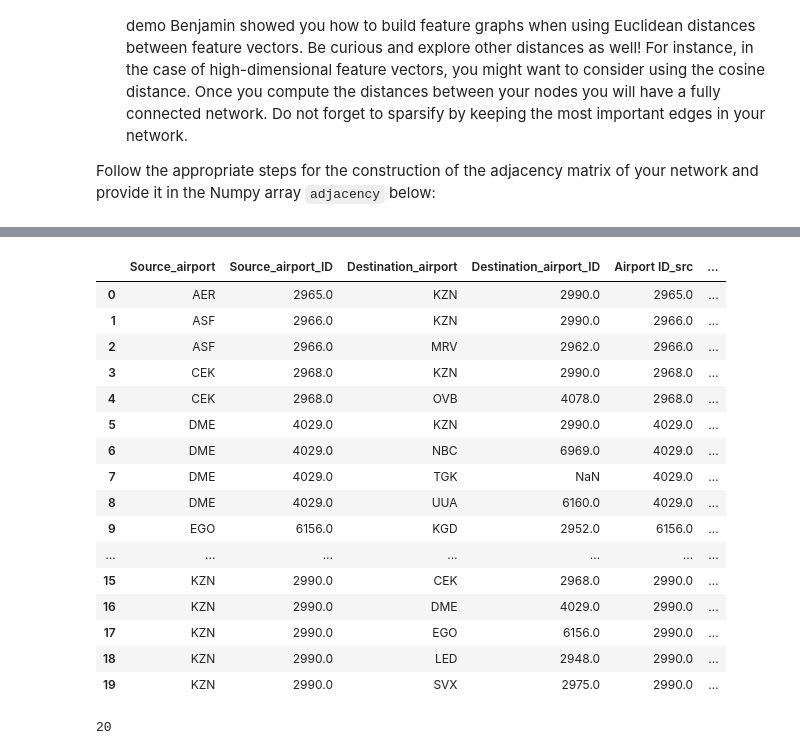
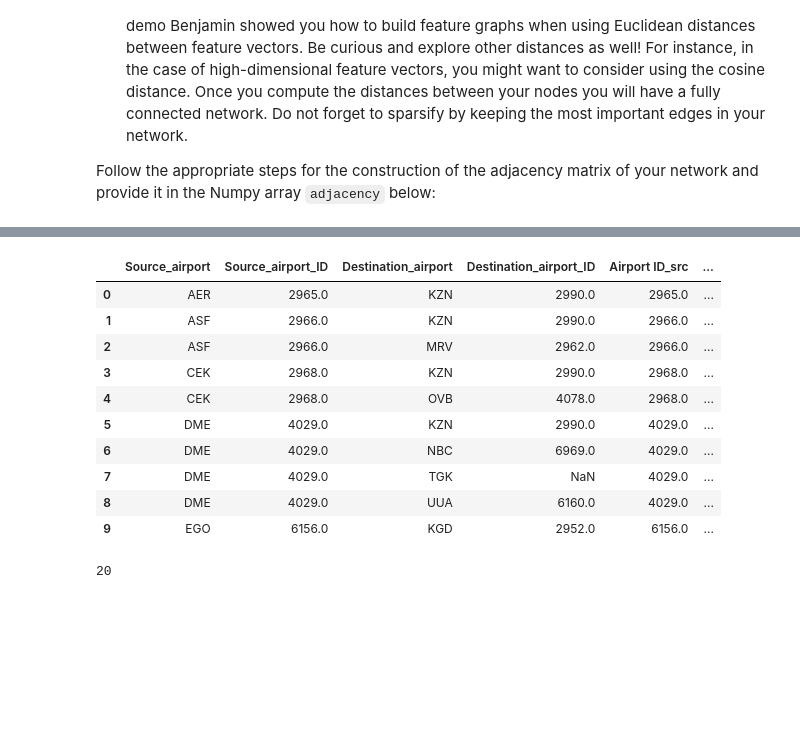
Before and after one commit to dsalathe/group_ntds, a Jupyter notebook: 1_network_properties.ipynb, the cells around one changed output, grey strips where cells are left out. Cells and saved outputs as stored; diff of their text form; code cells hidden in the pictures; blank space fills up the shorter version.

```diff
--- a/1_network_properties.ipynb
+++ b/1_network_properties.ipynb
@@ -99,28 +87,21 @@ routes.head(20)
 # %%
 airports2m = airports[['Airport ID', 'IATA', 'newidx']]
 routes2m = routes[['Source_airport', 'Source_airport_ID', 'Destination_airport', 'Destination_airport_ID']]
 merged_src = routes2m.merge(airports2m, how='left', left_on='Source_airport', right_on='IATA', left_index=False)
 merged_srcdest = merged_src.merge(airports2m, how='left', left_on='Destination_airport', right_on='IATA', left_index=False, suffixes=['_src', '_dest'])
-merged_srcdest.head(20)
-#TODO See if we have to drop some columns when saving this dataframe will be needed
+merged_srcdest.head(10)
 # %% [output]
 |  | Source_airport | Source_airport_ID | Destination_airport | Destination_airport_ID | Airport ID_src | ... |
 | 0 | AER | 2965.0 | KZN | 2990.0 | 2965.0 | ... |
 | 1 | ASF | 2966.0 | KZN | 2990.0 | 2966.0 | ... |
 | 2 | ASF | 2966.0 | MRV | 2962.0 | 2966.0 | ... |
 | 3 | CEK | 2968.0 | KZN | 2990.0 | 2968.0 | ... |
 | 4 | CEK | 2968.0 | OVB | 4078.0 | 2968.0 | ... |
 | 5 | DME | 4029.0 | KZN | 2990.0 | 4029.0 | ... |
 | 6 | DME | 4029.0 | NBC | 6969.0 | 4029.0 | ... |
 | 7 | DME | 4029.0 | TGK | NaN | 4029.0 | ... |
 | 8 | DME | 4029.0 | UUA | 6160.0 | 4029.0 | ... |
 | 9 | EGO | 6156.0 | KGD | 2952.0 | 6156.0 | ... |
-| ... | ... | ... | ... | ... | ... | ... |
-| 15 | KZN | 2990.0 | CEK | 2968.0 | 2990.0 | ... |
-| 16 | KZN | 2990.0 | DME | 4029.0 | 2990.0 | ... |
-| 17 | KZN | 2990.0 | EGO | 6156.0 | 2990.0 | ... |
-| 18 | KZN | 2990.0 | LED | 2948.0 | 2990.0 | ... |
-| 19 | KZN | 2990.0 | SVX | 2975.0 | 2990.0 | ... |
 # %%
 n_nodes = len(airports)
 adjacency = np.zeros((n_nodes, n_nodes), dtype=int)
```
Also changed, not shown: parts of 22 cells of this notebook.
